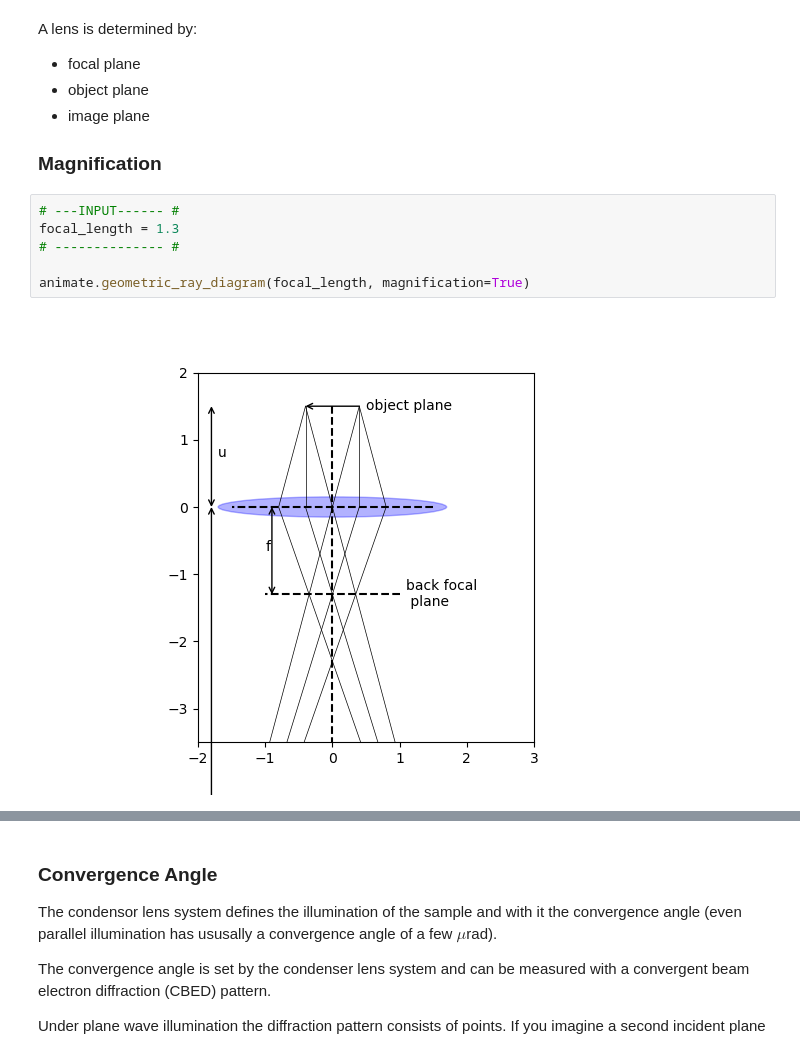
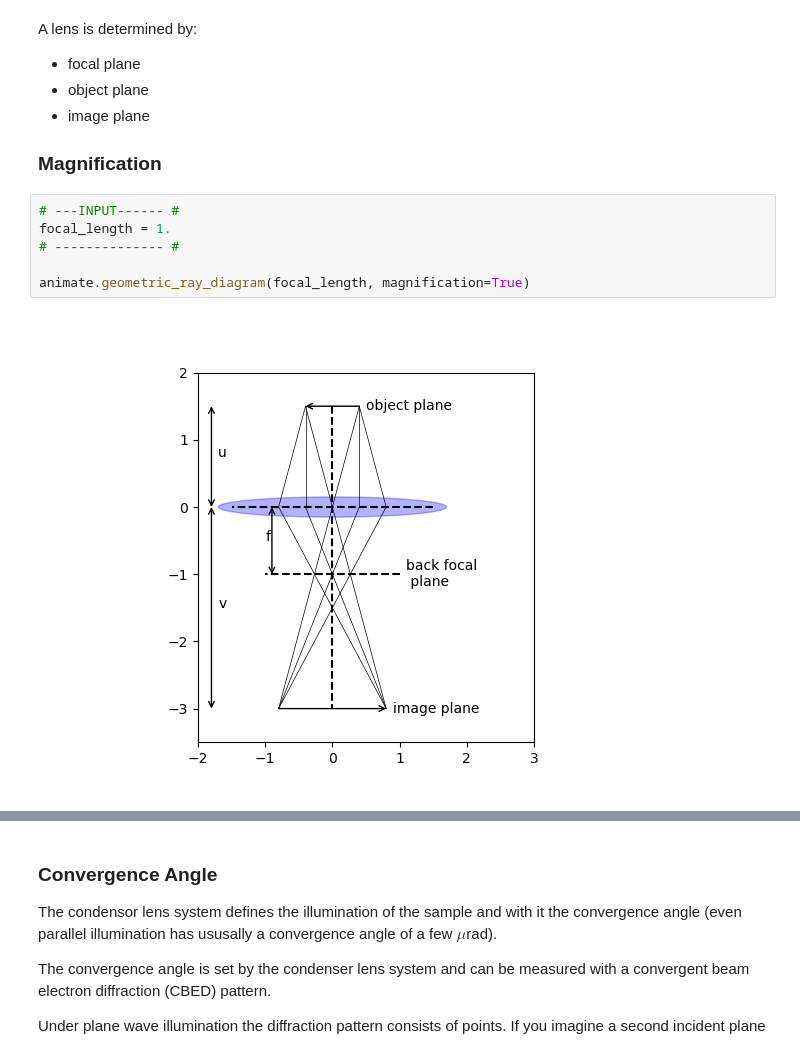
Before and after one commit to gduscher/MLSTEM2024, a Jupyter notebook: Day1/1_Aberrations.ipynb, the cells around one changed output, grey strips where cells are left out. Drawn from its saved outputs; the diff is of its cells as text.

```diff
--- a/Day1/1_Aberrations.ipynb
+++ b/Day1/1_Aberrations.ipynb
@@ -172,12 +167,12 @@ A lens is determined by:
 ### Magnification
 # %%
 # ---INPUT------ #
-focal_length = 1.3
+focal_length = 1.
 # -------------- #
 
 animate.geometric_ray_diagram(focal_length, magnification=True)
 # %% [output]
-[figure, old version]
+[figure, new version]
 # %% [markdown]
 The magnification of a lens is given by Newton's law:
 $$
```
Also changed, not shown: parts of 3 cells of this notebook.
